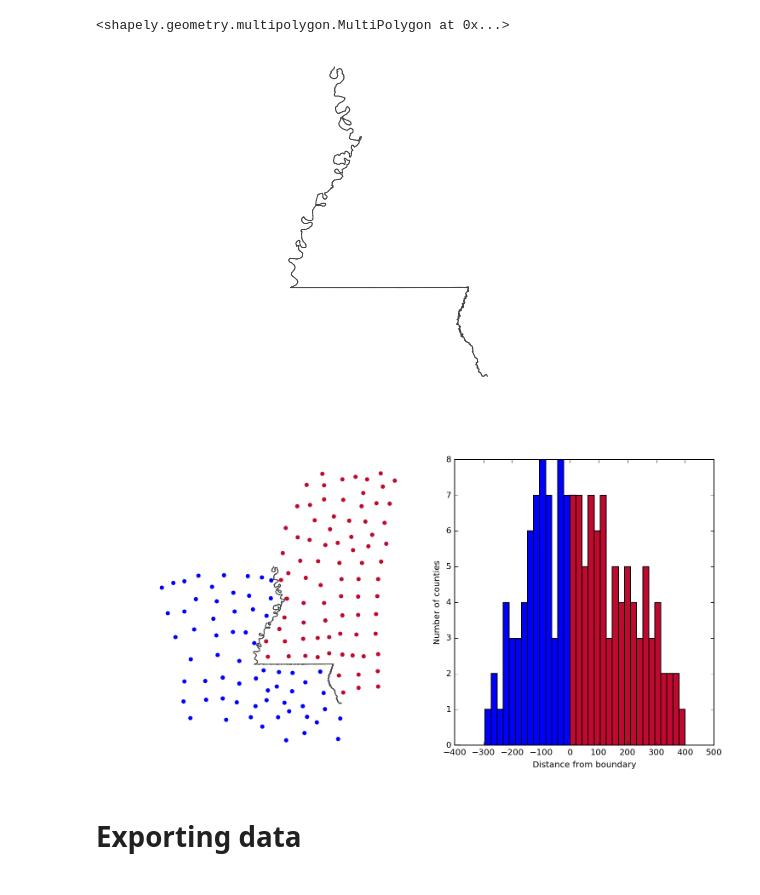
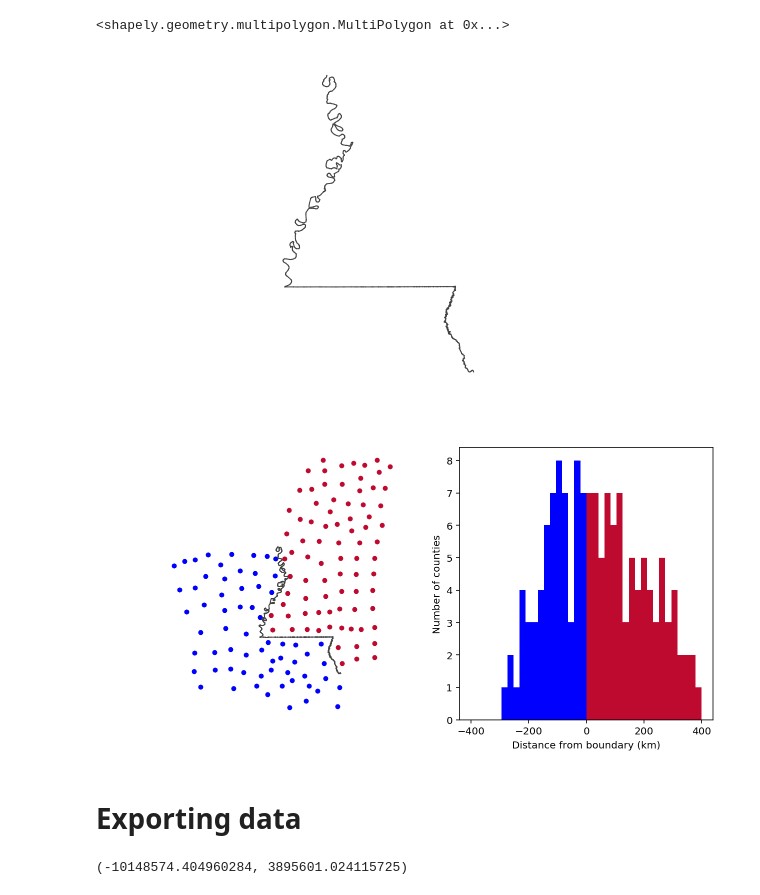
Before and after one commit to gwb/rdd-coverage, a Jupyter notebook: Maxime/notebooks/Mississippi_spatial_advantage.ipynb, the cells around one changed output. Saved outputs shown, nothing was run; the diff lists cells and outputs as text; code cells hidden in the pictures.

Commit message:
updates to Mississippi example

```diff
--- a/Maxime/notebooks/Mississippi_spatial_advantage.ipynb
+++ b/Maxime/notebooks/Mississippi_spatial_advantage.ipynb
@@ -17,9 +17,9 @@ import shapely
 from shapely.geometry import Point, LineString, MultiLineString, MultiPoint
 import smopy
 # %%
-cb_2015_us_state = gpd.read_file("national_data/cb_2015_us_state_500k/cb_2015_us_state_500k.shp").to_crs(epsg=3857)
+cb_2015_us_state = gpd.read_file("../national_data/cb_2015_us_state_500k/cb_2015_us_state_500k.shp").to_crs(epsg=3857)
 # %%
-cb_2015_us_county = gpd.read_file("national_data/cb_2015_us_county_500k/cb_2015_us_county_500k.shp").to_crs(epsg=3857)
+cb_2015_us_county = gpd.read_file("../national_data/cb_2015_us_county_500k/cb_2015_us_county_500k.shp").to_crs(epsg=3857)
 # %%
 mississippi = cb_2015_us_state.ix[cb_2015_us_state.NAME == "Mississippi"].iloc[0]
 mississippi.geometry
@@ -50,39 +57,40 @@ border = louisiana.geometry.intersection(mississippi.geometry)
 gpd.plotting.plot_multilinestring(plt.gca(), border, color="#444444")
 plt.axis("off")
 plt.axes().set_aspect('equal', 'datalim')
-plt.savefig("figures/mississippi.pdf")
+plt.savefig("../figures/mississippi.png", bbox_inches="tight")
+plt.savefig("../figures/mississippi.pdf", bbox_inches="tight")
 # %% [output]
-[figure, old version]
+[figure, new version]
 # %%
 MS_counties = cb_2015_us_county[cb_2015_us_county.STATEFP == mississippi.STATEFP]
 LA_counties = cb_2015_us_county[cb_2015_us_county.STATEFP == louisiana.STATEFP]
 # %%
 f, (ax1, ax2) = plt.subplots(1,2)
-f.set_size_inches(12.0, 6.0)
+f.set_size_inches(10.0, 5.0)
 plt.sca(ax1)
 gpd.plotting.plot_series(LA_counties.geometry.centroid,
     color="#0000FF",
     ax=ax1,
     linewidth=0, markeredgecolor="none", markersize=5)
 gpd.plotting.plot_multilinestring(ax1, border, color="#444444")
 gpd.plotting.plot_series(MS_counties.geometry.centroid,
     color="#BF0A30",
     ax=ax1,
     linewidth=0, markeredgecolor="none", markersize=5)
 ax1.axis("off")
 ax1.axes.set_aspect('equal', 'datalim')
 
 plt.sca(ax2)
 LA_distances = LA_counties.geometry.centroid.distance(border)
 MS_distances = MS_counties.geometry.centroid.distance(border)
 plt.hist(MS_distances/1000, bins=np.linspace(0, 4e2,20), color="#BF0A30")
 plt.hist(-LA_distances/1000, np.linspace(-4e2, 0, 20), color="#0000FF")
-plt.xlabel("Distance from boundary")
+plt.xlabel("Distance from boundary (km)")
 plt.ylabel("Number of counties")
-plt.savefig("figures/mississippi_counties.pdf")
-plt.savefig("figures/mississippi_counties.png", dpi=300)
+plt.savefig("../figures/mississippi_counties.pdf", bbox_inches="tight")
+plt.savefig("../figures/mississippi_counties.png", dpi=300, bbox_inches="tight")
 # %% [output]
-[figure, old version]
+[figure, new version]
 # %% [markdown]
 # Exporting data
 # %%
@@ -97,0 +108,4 @@ np.savetxt("Mississippi_data/sentinels.csv", X_sentinels, delimiter=",")
+# %%
+border_coords[1]
+# %% [output]
+(-10148574.404960284, 3895601.024115725)
```
Also changed, not shown: parts of 5 cells of this notebook, 8 other files.
